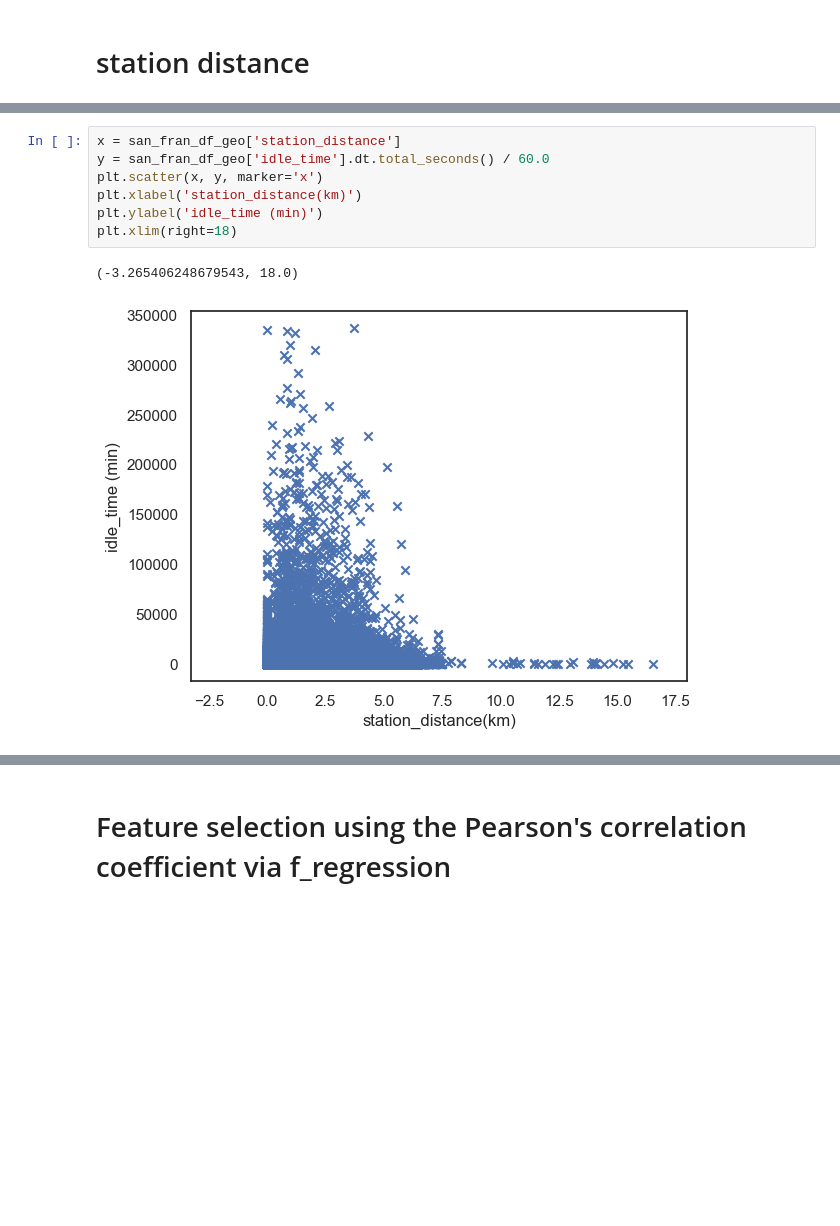
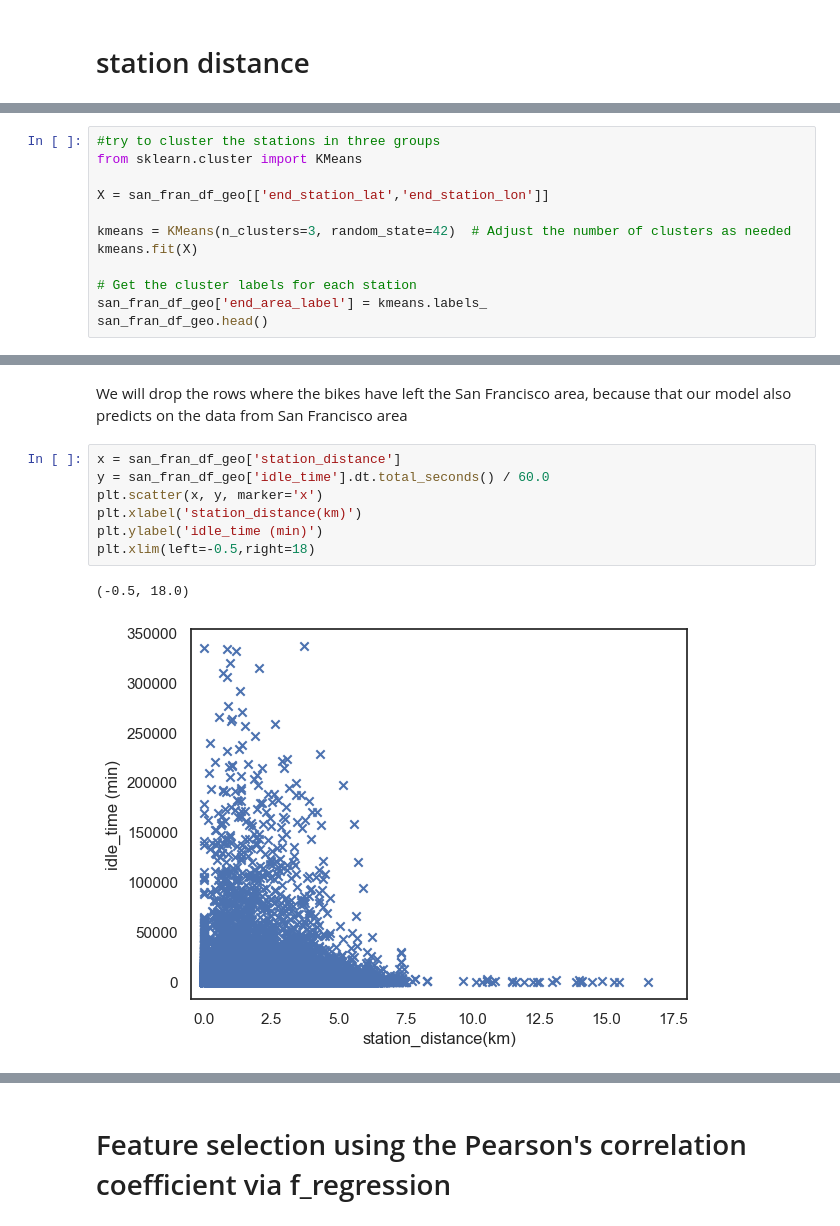
Before and after one commit to darebakdavca/Team_Project_DSML, a Jupyter notebook: Notebooks/4_Predictive_analysis.ipynb, the cells around one changed output, grey strips where cells are left out. Saved outputs shown, nothing was run; the diff lists cells and outputs as text; blank space fills up the shorter version.

```diff
--- a/Notebooks/4_Predictive_analysis.ipynb
+++ b/Notebooks/4_Predictive_analysis.ipynb
@@ -306,0 +322,12 @@ Name: station_distance, dtype: float64
+# %%
+#try to cluster the stations in three groups
+from sklearn.cluster import KMeans
+
+X = san_fran_df_geo[['end_station_lat','end_station_lon']]
+
+kmeans = KMeans(n_clusters=3, random_state=42)  # Adjust the number of clusters as needed
+kmeans.fit(X)
+
+# Get the cluster labels for each station
+san_fran_df_geo['end_area_label'] = kmeans.labels_
+san_fran_df_geo.head()
@@ -307,10 +362,12 @@ Name: station_distance, dtype: float64
+# %% [markdown]
+We will drop the rows where the bikes have left the San Francisco area, because that our model also predicts on the data from San Francisco area
 # %%
 x = san_fran_df_geo['station_distance']
 y = san_fran_df_geo['idle_time'].dt.total_seconds() / 60.0
 plt.scatter(x, y, marker='x')
 plt.xlabel('station_distance(km)')
 plt.ylabel('idle_time (min)')
-plt.xlim(right=18)
+plt.xlim(left=-0.5,right=18)
 # %% [output]
-(-3.265406248679543, 18.0)
+(-0.5, 18.0)
-[figure, old version]
+[figure, new version]
```
Also changed, not shown: parts of 62 cells of this notebook.
